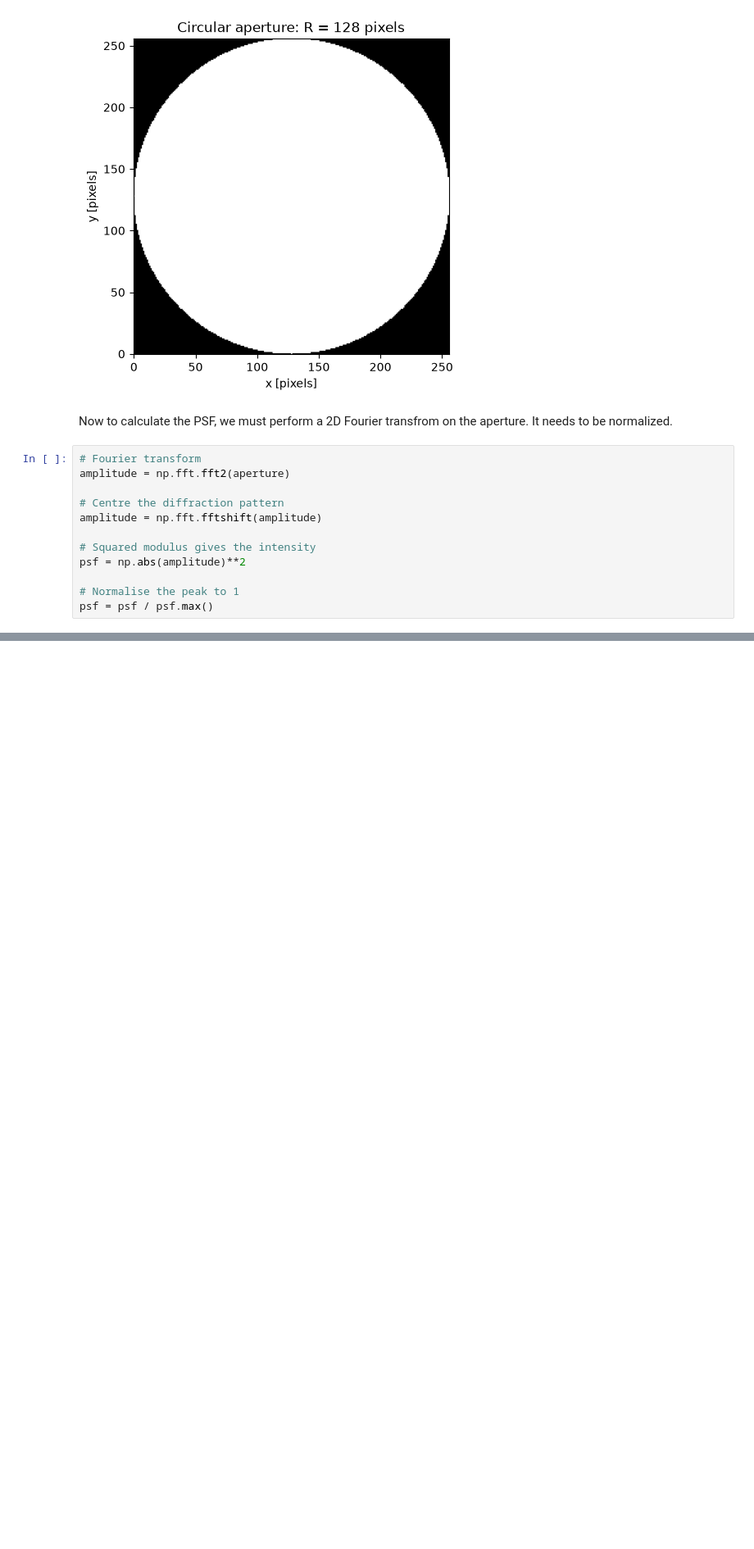
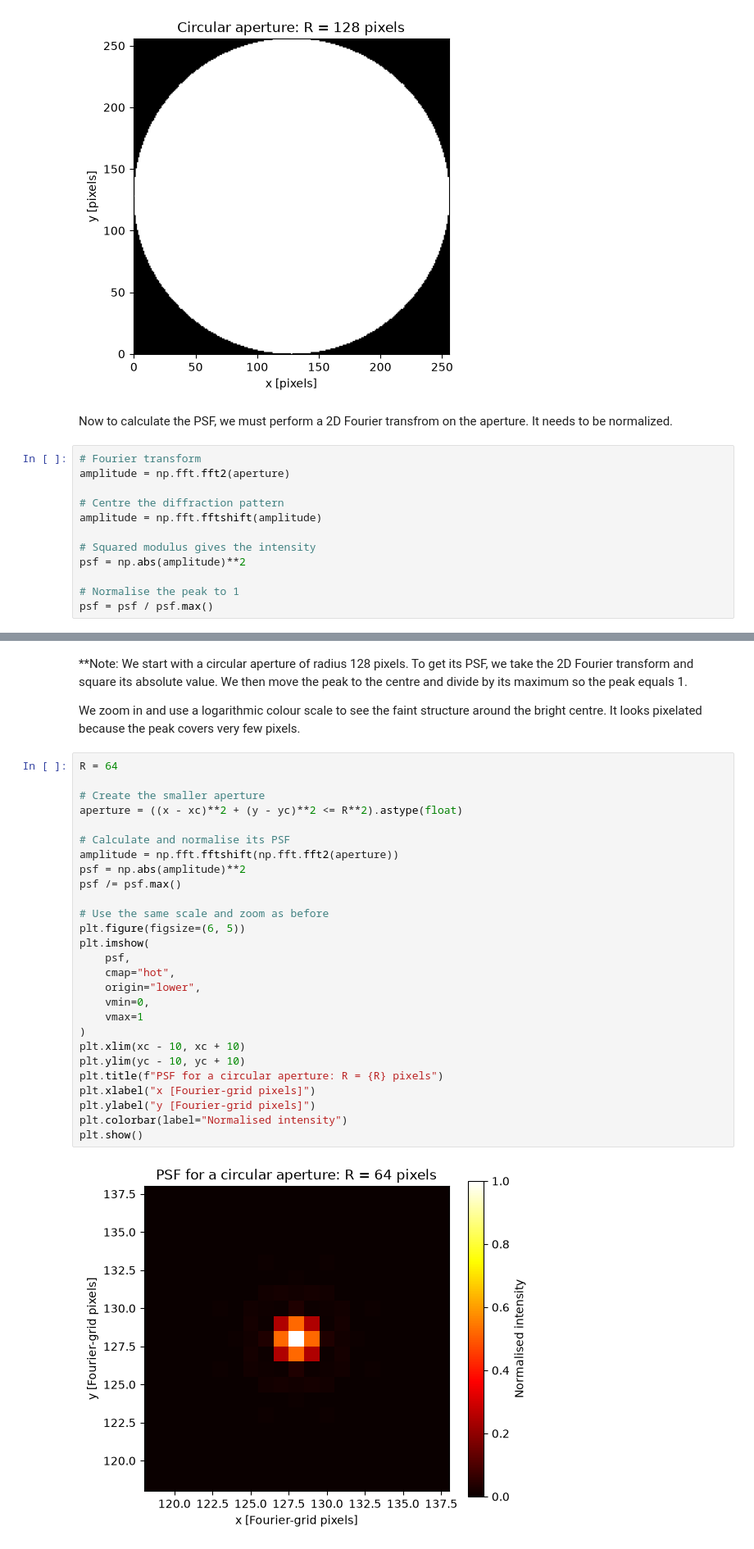
Before and after one commit to Natalia985/Third-semester-MASS, a Jupyter notebook: Astrophysical_Techniques/HW2_Image_Formation.ipynb, the cells around one changed output, grey strips where cells are left out. Shown at 82% size. Drawn from its saved outputs; the diff is of its cells as text; blank space fills up the shorter version.

```diff
--- a/Astrophysical_Techniques/HW2_Image_Formation.ipynb
+++ b/Astrophysical_Techniques/HW2_Image_Formation.ipynb
@@ -123,0 +149,33 @@ psf = psf / psf.max()
+# %% [markdown]
+**Note: We start with a circular aperture of radius 128 pixels. To get its PSF, we take the 2D Fourier transform and square its absolute value. We then move the peak to the centre and divide by its maximum so the peak equals 1.
+
+We zoom in and use a logarithmic colour scale to see the faint structure around the bright centre. It looks pixelated because the peak covers very few pixels.
+# %%
+R = 64
+
+# Create the smaller aperture
+aperture = ((x - xc)**2 + (y - yc)**2 <= R**2).astype(float)
+
+# Calculate and normalise its PSF
+amplitude = np.fft.fftshift(np.fft.fft2(aperture))
+psf = np.abs(amplitude)**2
+psf /= psf.max()
+
+# Use the same scale and zoom as before
+plt.figure(figsize=(6, 5))
+plt.imshow(
+    psf,
+    cmap="hot",
+    origin="lower",
+    vmin=0,
+    vmax=1
+)
+plt.xlim(xc - 10, xc + 10)
+plt.ylim(yc - 10, yc + 10)
+plt.title(f"PSF for a circular aperture: R = {R} pixels")
+plt.xlabel("x [Fourier-grid pixels]")
+plt.ylabel("y [Fourier-grid pixels]")
+plt.colorbar(label="Normalised intensity")
+plt.show()
+# %% [output]
+[figure, added]
```
Also changed, not shown: parts of 8 cells of this notebook.
